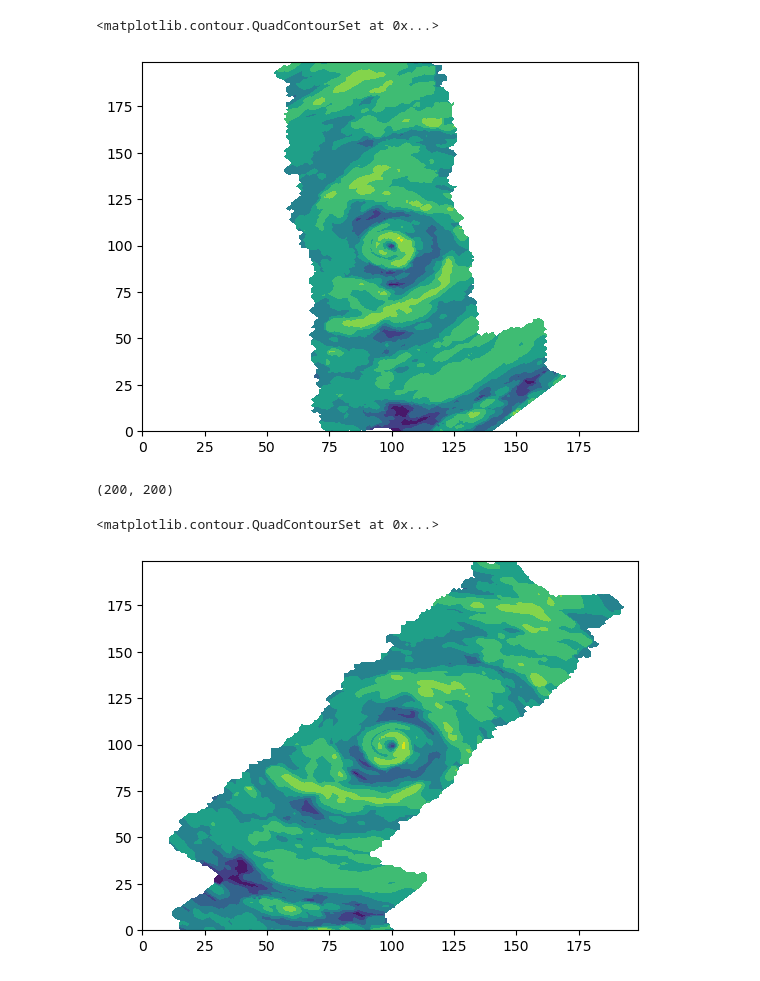
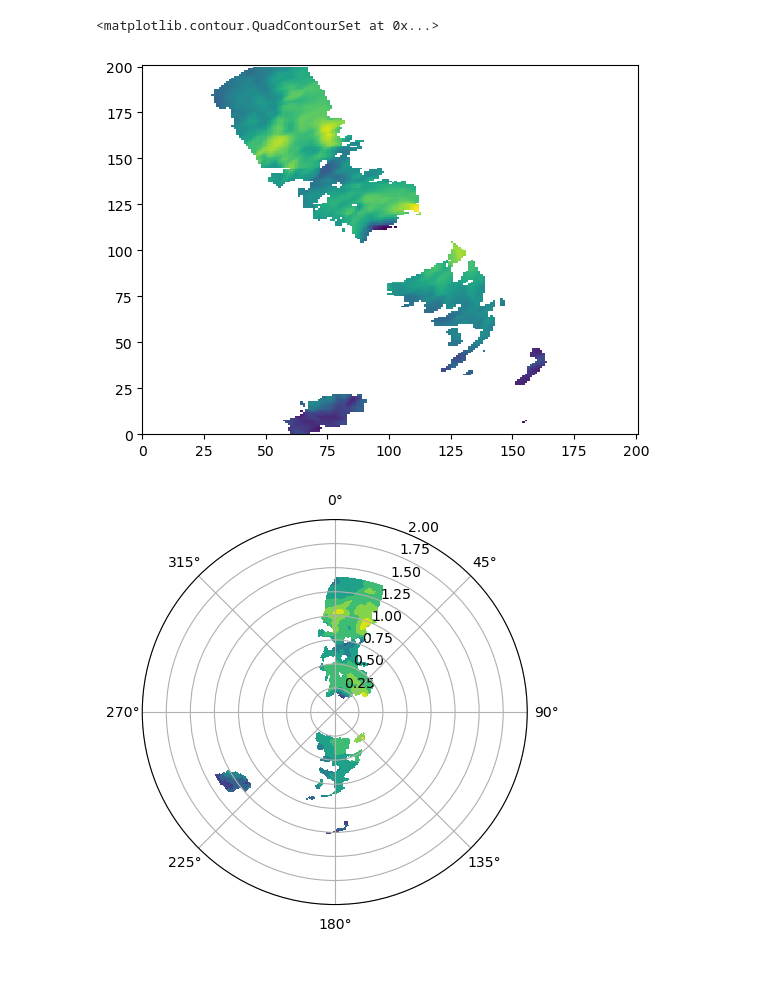
Before and after one commit to a98alvin/TC_RI_P1, a Jupyter notebook: scripts/obs/TC-RADAR/TC-RADAR Composites.ipynb, the cells around one changed output. Cells and saved outputs as stored; diff of their text form; code cells hidden in the pictures.

```diff
--- a/scripts/obs/TC-RADAR/TC-RADAR Composites.ipynb
+++ b/scripts/obs/TC-RADAR/TC-RADAR Composites.ipynb
@@ -80 +169,17 @@ filtered_data
+# %%
+plt.pcolormesh(filtered_data.sel(num_cases=int(rot_i)))
+
+fig = plt.figure(figsize=(20, 5))
+
+gs = fig.add_gridspec(1,1)
+ax = fig.add_subplot(gs[0, 0],adjustable='box', aspect=1,projection='polar')
+ax.grid(True)
+ax.set_theta_direction(-1)
+ax.set_theta_zero_location('N')
+ax.set_rlim(0,2)
+ax.contourf(THETA,desired_normalized_rad_arr,polar_rad_norm_data)
+# %% [output]
+<matplotlib.contour.QuadContourSet at 0x...>
+[figure, added]
+[figure, added]
 # %%
@@ -89,14 +200,0 @@ finaly.shape
-# %%
-plt.contourf(img_rotate)
-# %% [output]
-<matplotlib.contour.QuadContourSet at 0x...>
-[figure, removed]
-# %%
-img_rotate.shape
-# %% [output]
-(200, 200)
-# %%
-plt.contourf(filtered_refs.sel(num_cases=rot_i))
-# %% [output]
-<matplotlib.contour.QuadContourSet at 0x...>
-[figure, removed]
```
Also changed, not shown: parts of 24 cells of this notebook.
